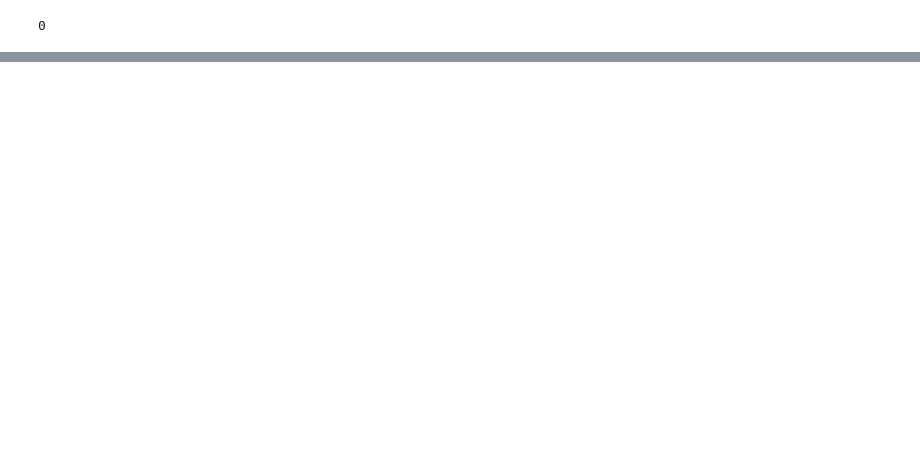
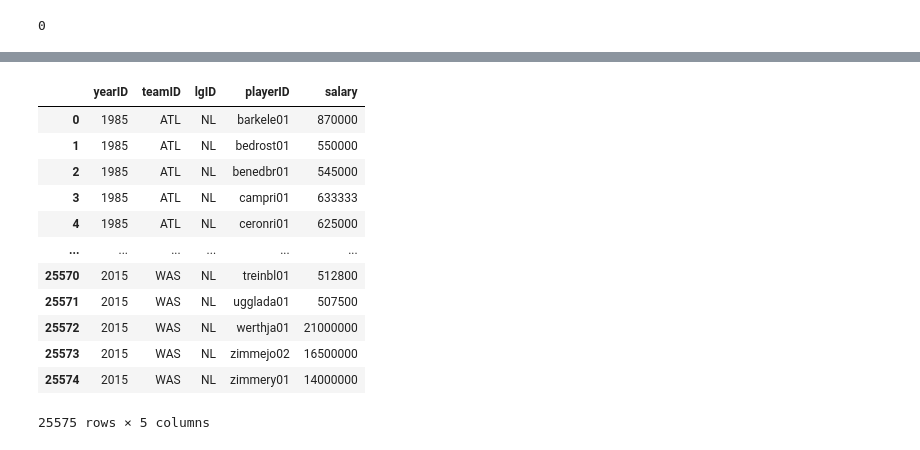
Before and after one commit to qianshupeng/dsci551-project, a Jupyter notebook: code/Untitled.ipynb, the cells around one changed output, grey strips where cells are left out. Saved outputs shown, nothing was run; the diff lists cells and outputs as text; code cells hidden in the pictures; blank space fills up the shorter version.

```diff
--- a/code/Untitled.ipynb
+++ b/code/Untitled.ipynb
@@ -42,0 +190,17 @@ cursor.execute("create database if not exists testing2;")
+# %%
+s = pd.read_csv("Salaries.csv")
+s
+# %% [output]
+|  | yearID | teamID | lgID | playerID | salary |
+| 0 | 1985 | ATL | NL | barkele01 | 870000 |
+| 1 | 1985 | ATL | NL | bedrost01 | 550000 |
+| 2 | 1985 | ATL | NL | benedbr01 | 545000 |
+| 3 | 1985 | ATL | NL | campri01 | 633333 |
+| 4 | 1985 | ATL | NL | ceronri01 | 625000 |
+| ... | ... | ... | ... | ... | ... |
+| 25570 | 2015 | WAS | NL | treinbl01 | 512800 |
+| 25571 | 2015 | WAS | NL | ugglada01 | 507500 |
+| 25572 | 2015 | WAS | NL | werthja01 | 21000000 |
+| 25573 | 2015 | WAS | NL | zimmejo02 | 16500000 |
+| 25574 | 2015 | WAS | NL | zimmery01 | 14000000 |
+25575 rows × 5 columns
```
Also changed, not shown: parts of 25 cells of this notebook, 22 other files.
